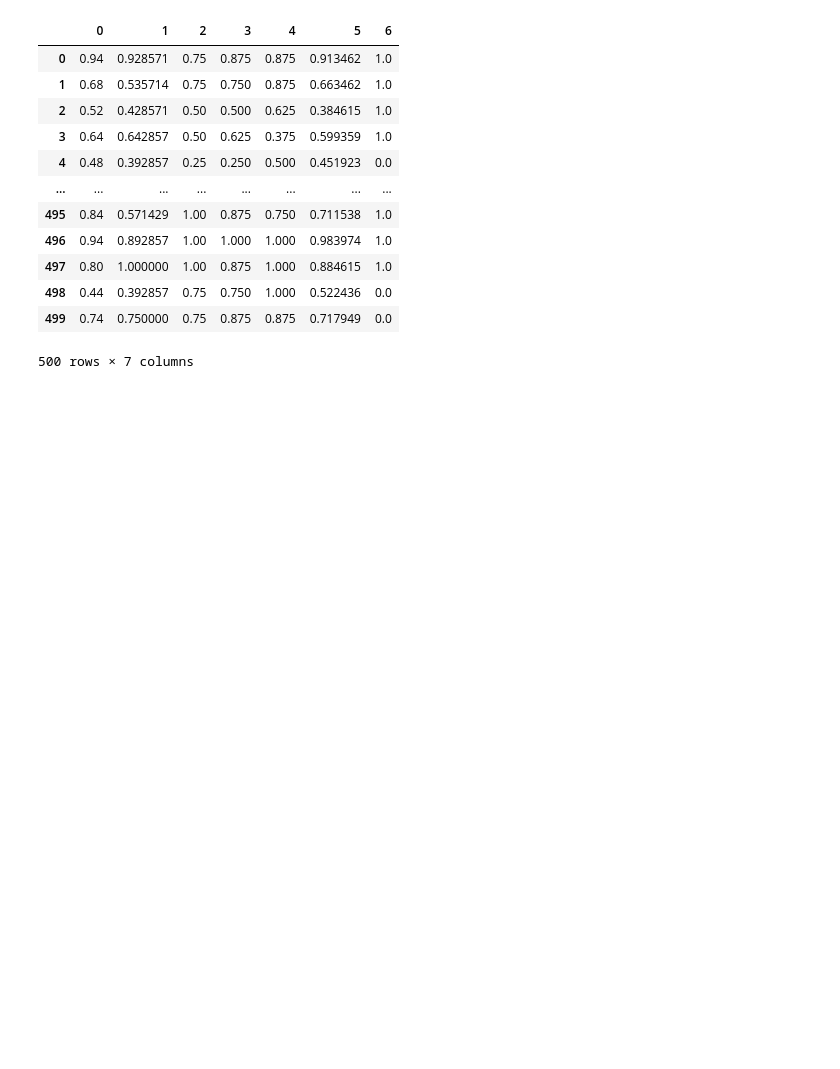
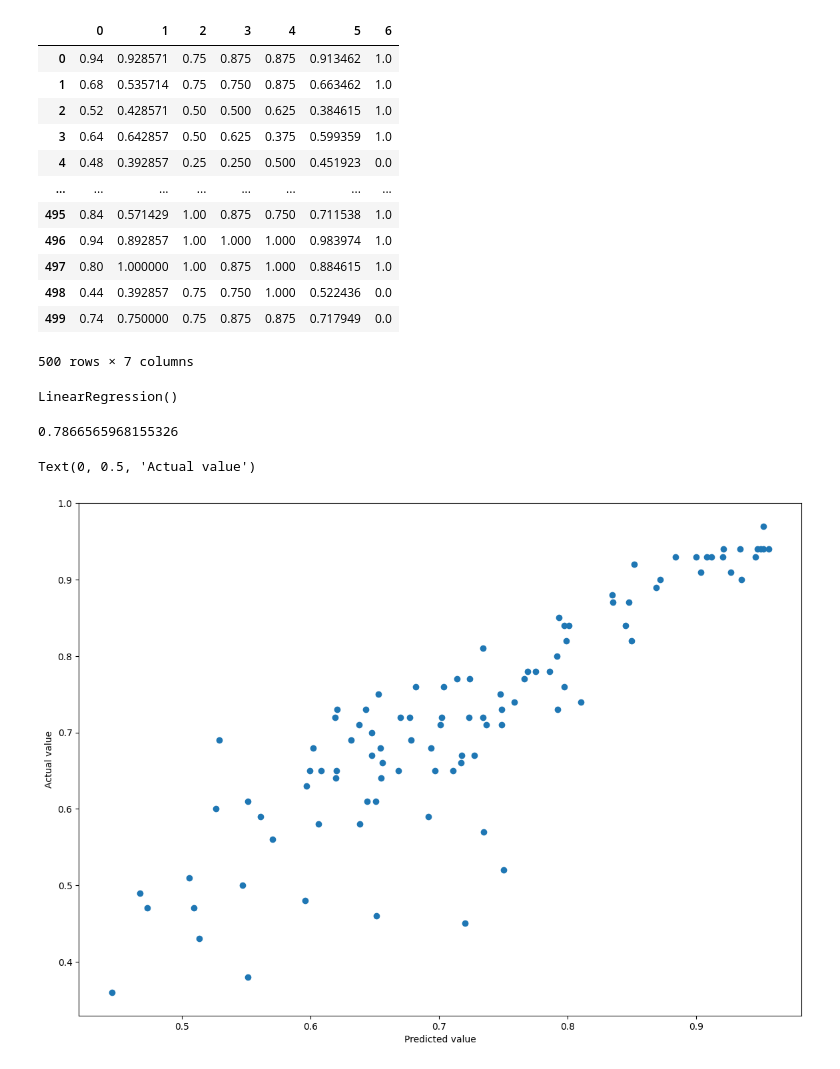
Before and after one commit to Rishiraj-singh7/Using-PCA-to-Understand-College-Admission, a Jupyter notebook: main.ipynb, the cells around one changed output. Saved outputs shown, nothing was run; the diff lists cells and outputs as text; code cells hidden in the pictures; blank space fills up the shorter version.

Commit message:
Prediction

```diff
--- a/main.ipynb
+++ b/main.ipynb
@@ -142,3 +142,24 @@ pd.DataFrame(X)
 | 498 | 0.44 | 0.392857 | 0.75 | 0.750 | 1.000 | 0.522436 | 0.0 |
 | 499 | 0.74 | 0.750000 | 0.75 | 0.875 | 0.875 | 0.717949 | 0.0 |
 500 rows × 7 columns
+# %%
+X_train, X_test, y_train, y_test = train_test_split(X, y, train_size=0.8, shuffle=True)
+# %%
+model = LinearRegression()
+model.fit(X_train, y_train)
+# %% [output]
+LinearRegression()
+# %%
+model.score(X_test, y_test)
+# %% [output]
+0.7866565968155326
+# %%
+pred = model.predict(X_test)
+# %%
+plt.figure(figsize=(14, 10))
+plt.plot(pred, y_test, 'o')
+plt.xlabel('Predicted value')
+plt.ylabel('Actual value')
+# %% [output]
+Text(0, 0.5, 'Actual value')
+[figure, added]
```
